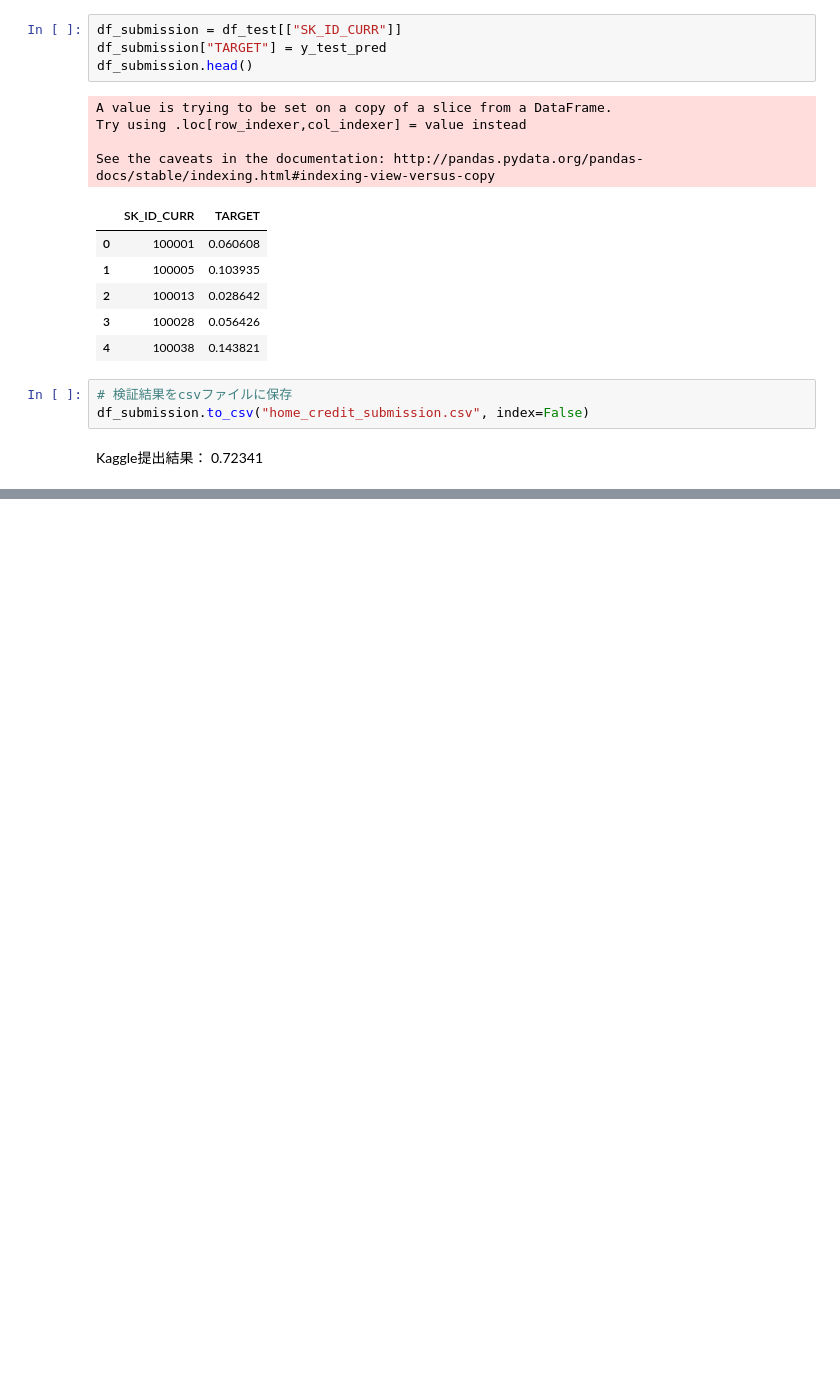
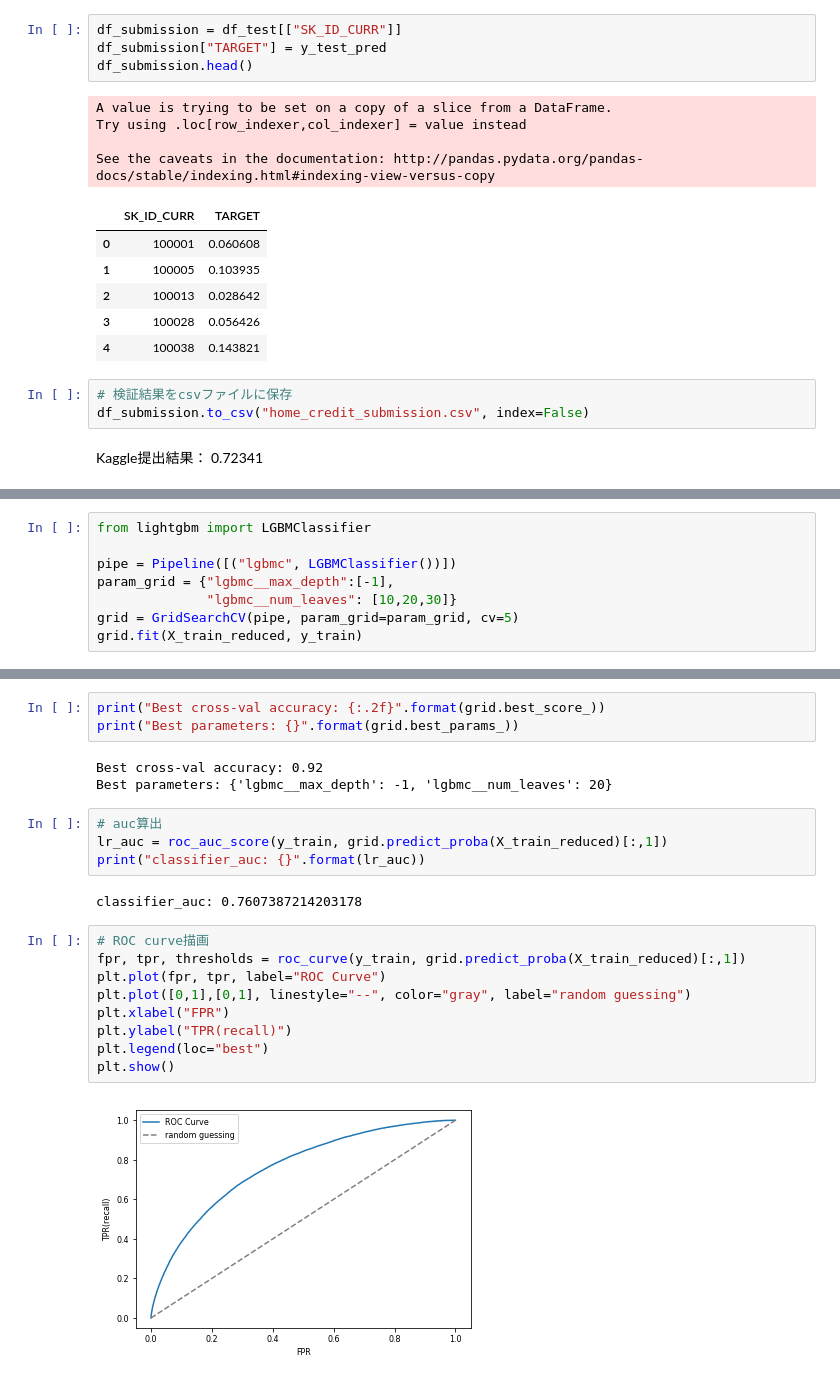
Before and after one commit to kztsh/diveintocode-ml, a Jupyter notebook: term1/sprint01/sprint1-ml-scratch-intro.ipynb, the cells around one changed output, grey strips where cells are left out. Cells and saved outputs as stored; diff of their text form; blank space fills up the shorter version.

```diff
--- a/term1/sprint01/sprint1-ml-scratch-intro.ipynb
+++ b/term1/sprint01/sprint1-ml-scratch-intro.ipynb
@@ -1057,0 +1131,8 @@ Kaggle提出結果： 0.72341
+# %%
+from lightgbm import LGBMClassifier
+
+pipe = Pipeline([("lgbmc", LGBMClassifier())])
+param_grid = {"lgbmc__max_depth":[-1],
+              "lgbmc__num_leaves": [10,20,30]}
+grid = GridSearchCV(pipe, param_grid=param_grid, cv=5)
+grid.fit(X_train_reduced, y_train)
@@ -1057,0 +1152,23 @@ Kaggle提出結果： 0.72341
+# %%
+print("Best cross-val accuracy: {:.2f}".format(grid.best_score_))
+print("Best parameters: {}".format(grid.best_params_))
+# %% [output]
+Best cross-val accuracy: 0.92
+Best parameters: {'lgbmc__max_depth': -1, 'lgbmc__num_leaves': 20}
+# %%
+# auc算出
+lr_auc = roc_auc_score(y_train, grid.predict_proba(X_train_reduced)[:,1])
+print("classifier_auc: {}".format(lr_auc))
+# %% [output]
+classifier_auc: 0.7607387214203178
+# %%
+# ROC curve描画
+fpr, tpr, thresholds = roc_curve(y_train, grid.predict_proba(X_train_reduced)[:,1])
+plt.plot(fpr, tpr, label="ROC Curve")
+plt.plot([0,1],[0,1], linestyle="--", color="gray", label="random guessing")
+plt.xlabel("FPR")
+plt.ylabel("TPR(recall)")
+plt.legend(loc="best")
+plt.show()
+# %% [output]
+[figure, added]
```
Also changed, not shown: parts of 39 cells of this notebook, 1 other file.
